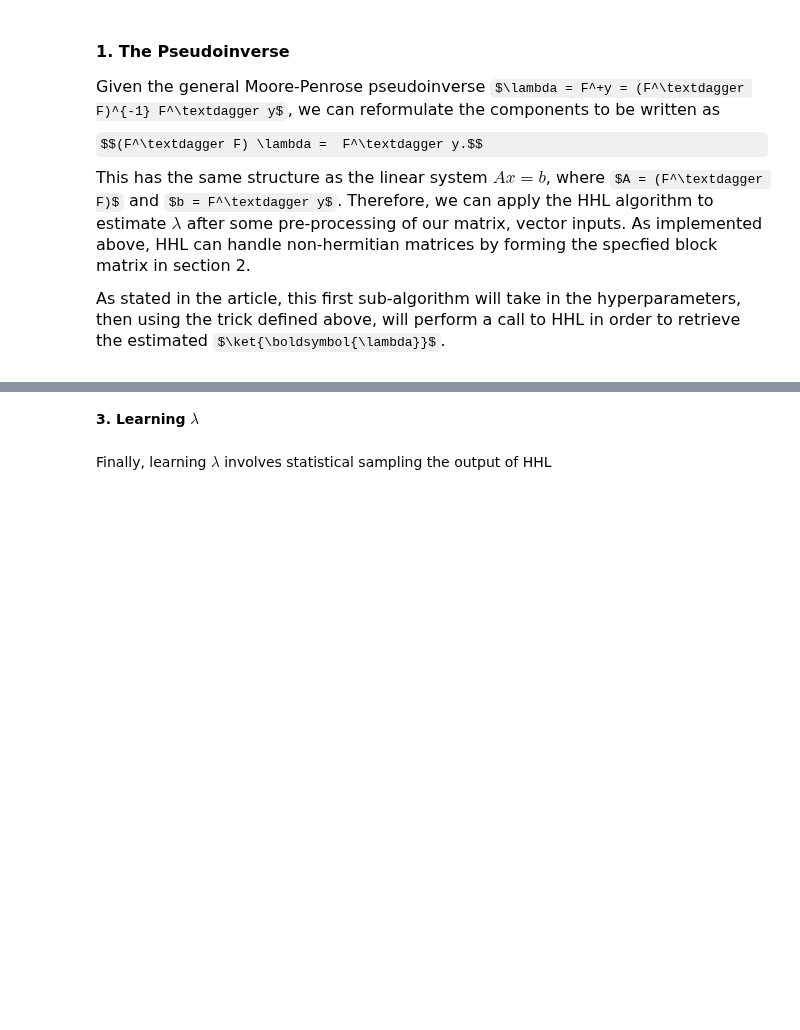
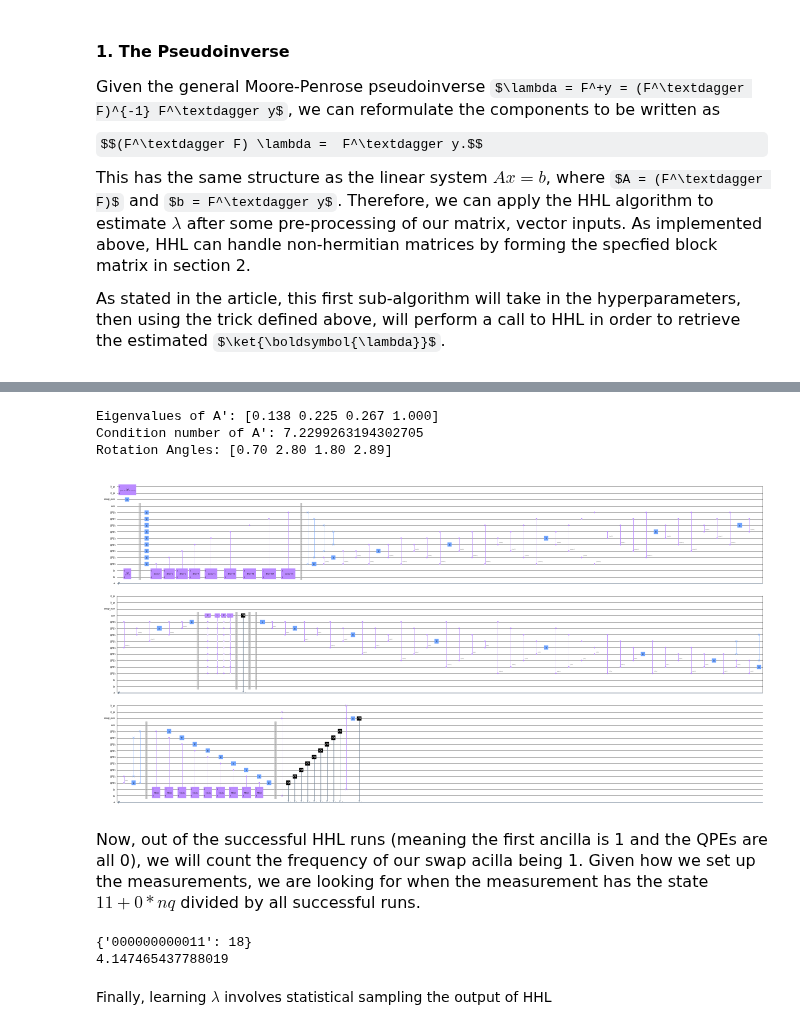
Before and after one commit to sonnyloweus/HHL-Quantum-Linear-Algebra, a Jupyter notebook: QuantumLinearAlgebra_HHL_v2.ipynb, the cells around one changed output, grey strips where cells are left out. Saved outputs shown, nothing was run; the diff lists cells and outputs as text; code cells hidden in the pictures; some formulas as TeX source; blank space fills up the shorter version.

```diff
--- a/QuantumLinearAlgebra_HHL_v2.ipynb
+++ b/QuantumLinearAlgebra_HHL_v2.ipynb
@@ -638,8 +644,8 @@ and will be used to solve the fitting problem.
 
 </div>
 # %%
-tol = 1e-2
-ev_time = pi
+tol = 1e-4
+ev_time = 150
 shots = 1024
 F = np.matrix([[1, 1, 1], [0, 0, 1], [1, 0, 0], [0.5, 1, 0]])
 y = np.array([0, 0, 1, 0])
@@ -754,2 +692,46 @@ def est_fit(
-# %% [markdown]
-<b> 3. Learning $\lambda$ <b>
+# %%
+def isometry_application_circuit(
+    F: np.ndarray,
+    y: np.ndarray,
+    tol: float,
+    t: float,
+):
+    nq = int(np.log(1/tol))
+    A, b, nb, hhl = psuedoinverse_hhl(F, y, tol, t)
+
+    #### CALCULATING CLASSICALLY ####
+    N = 2**nb
+    exp_lambda = np.linalg.solve(A, b)
+    exp_lambda_pad = np.pad(exp_lambda, (0, N - len(exp_lambda)))
+
+    n_a_p = QuantumRegister(1, 'swap_aux')
+    n_b_p = QuantumRegister(nb, 'b_p')
+    hhl.add_register(n_a_p)
+    hhl.add_register(n_b_p)
+
+    #### INITIALIZE LAMBDA_PRIME ####
+    hhl.initialize(exp_lambda_pad/np.linalg.norm(exp_lambda_pad), n_b_p)
+
+    #### PERFORM SWAP TEST ####
+    hhl.h(n_a_p)
+    for i in range(nb):
+        hhl.cswap(n_a_p, i, n_b_p[i])
+    hhl.h(n_a_p)
+    hhl.measure(n_a_p, 1)
+
+    ### MEASURE QPE REGISTERS FOR SUCCESS ###
+    hhl.measure(list(range(nb,nb+nq)), list(range(2,nq+2)))
+
+    return hhl
+# %%
+est_fitqual_circ = isometry_application_circuit(F, y, tol, ev_time)
+est_fitqual_circ.draw('mpl', reverse_bits=True, scale=0.2, fold=100)
+# %% [output]
+Eigenvalues of A': [0.138 0.225 0.267 1.000]
+Condition number of A': 7.2299263194302705
+Rotation Angles: [0.70 2.80 1.80 2.89]
+[figure, added]
+# %% [markdown]
+<div style="font-family: 'Times New Roman'; font-size: 16px;">
+Now, out of the successful HHL runs (meaning the first ancilla is 1 and the QPEs are all 0), we will count the frequency of our swap acilla being 1. Given how we set up the measurements, we are looking for when the measurement has the state $11 + 0*nq$ divided by all successful runs.
+</div>
@@ -756,3 +741,22 @@ def est_fit(
+# %%
+# remove all failed runs: either ancilla is |0> or our QPE register is not all |0>
+test = list(counts.keys())[0]
+nq = int(np.log(1/tol))
+failed_count = sum(value for key, value in counts.items() if (key.endswith("0") or key[-nq-2:-2] != ('0'*nq)))
+successful_count = shots - failed_count
+
+fails = []
+for key, val in counts.items():
+    if key.endswith("0") or key[-nq-2:-2] != ('0'*nq) or key[-2] != "1":
+        fails.append(key)
+for item in fails:
+    counts.pop(item)
+
+matching = sum(value for key, value in counts.items())
+print('Percentage of actual matchings:', matching/successful_count * 100)
+# %% [output]
+{'000000000011': 18}
+4.147465437788019
 # %% [markdown]
 Finally, learning $\lambda$ involves statistical sampling the output of HHL
 # %%
```
Also changed, not shown: parts of 10 cells of this notebook.
